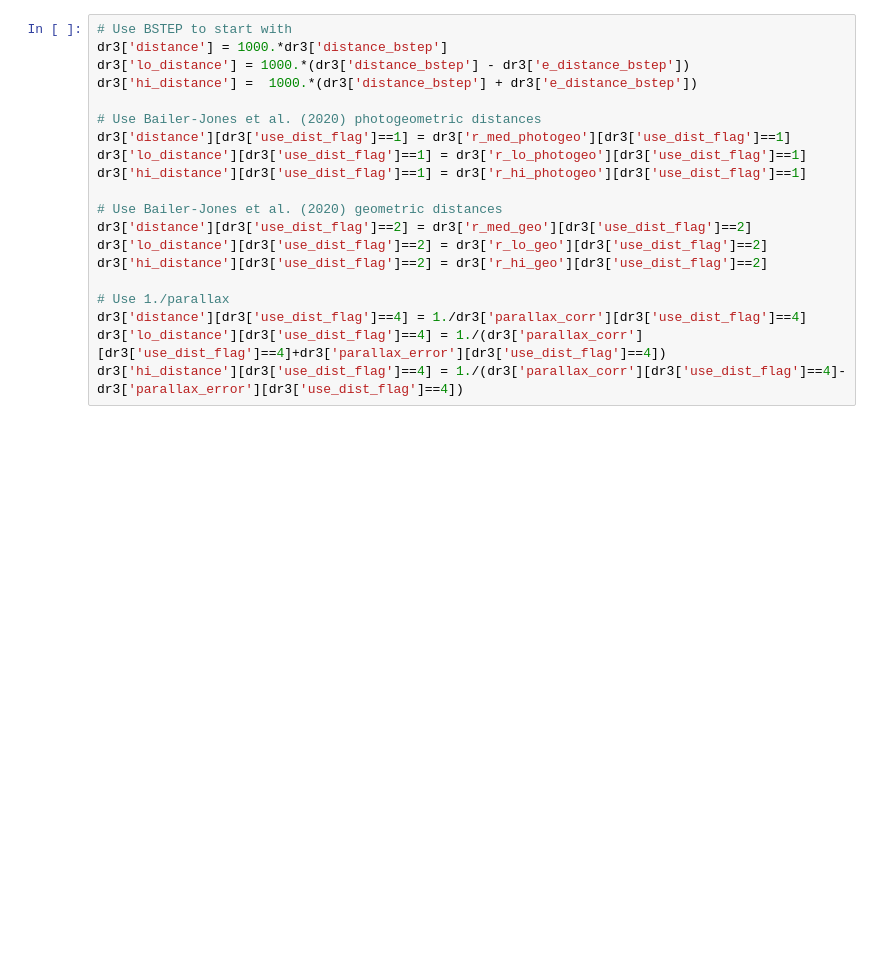
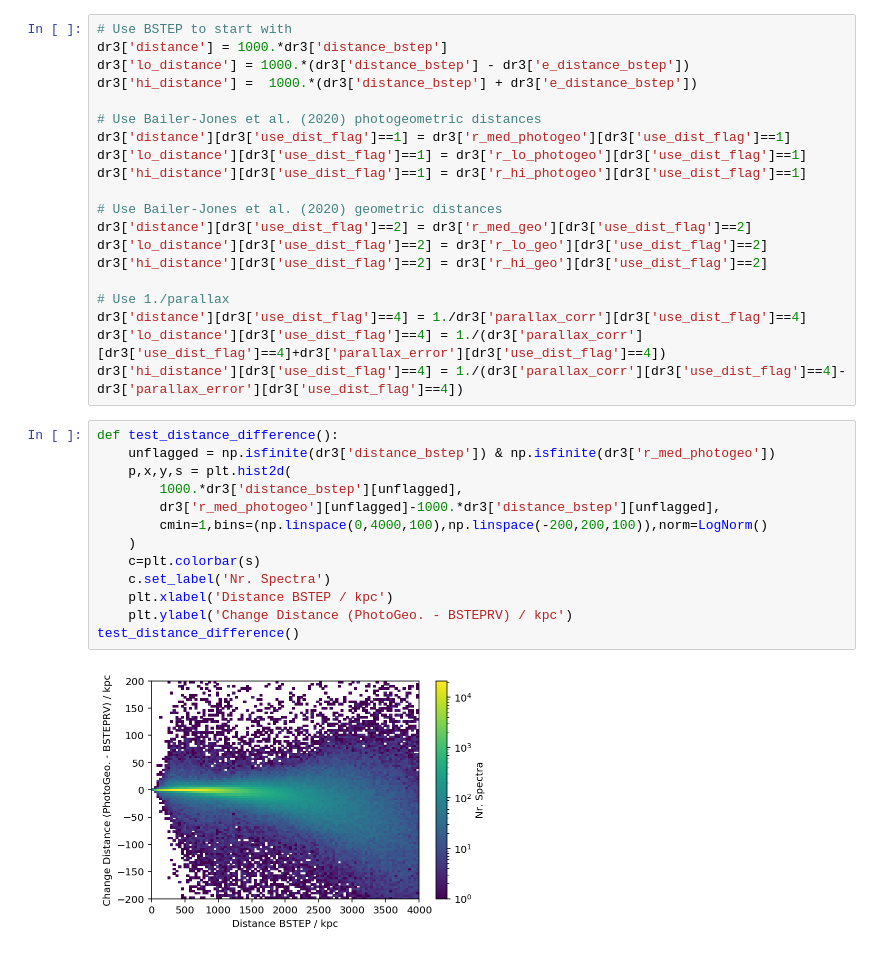
Before and after one commit to svenbuder/GALAH_DR3, a Jupyter notebook: tutorials/tutorial5_Best_RV_and_Distance.ipynb, the cells around one changed output. Cells and saved outputs as stored; diff of their text form; blank space fills up the shorter version.

```diff
--- a/tutorials/tutorial5_Best_RV_and_Distance.ipynb
+++ b/tutorials/tutorial5_Best_RV_and_Distance.ipynb
@@ -69,3 +113,18 @@ dr3['hi_distance'][dr3['use_dist_flag']==2] = dr3['r_hi_geo'][dr3['use_dist_flag
 dr3['distance'][dr3['use_dist_flag']==4] = 1./dr3['parallax_corr'][dr3['use_dist_flag']==4]
 dr3['lo_distance'][dr3['use_dist_flag']==4] = 1./(dr3['parallax_corr'][dr3['use_dist_flag']==4]+dr3['parallax_error'][dr3['use_dist_flag']==4])
 dr3['hi_distance'][dr3['use_dist_flag']==4] = 1./(dr3['parallax_corr'][dr3['use_dist_flag']==4]-dr3['parallax_error'][dr3['use_dist_flag']==4])
+# %%
+def test_distance_difference():
+    unflagged = np.isfinite(dr3['distance_bstep']) & np.isfinite(dr3['r_med_photogeo'])
+    p,x,y,s = plt.hist2d(
+        1000.*dr3['distance_bstep'][unflagged],
+        dr3['r_med_photogeo'][unflagged]-1000.*dr3['distance_bstep'][unflagged],
+        cmin=1,bins=(np.linspace(0,4000,100),np.linspace(-200,200,100)),norm=LogNorm()
+    )
+    c=plt.colorbar(s)
+    c.set_label('Nr. Spectra')
+    plt.xlabel('Distance BSTEP / kpc')
+    plt.ylabel('Change Distance (PhotoGeo. - BSTEPRV) / kpc')
+test_distance_difference()
+# %% [output]
+[figure, added]
```
Also changed, not shown: parts of 4 cells of this notebook.
